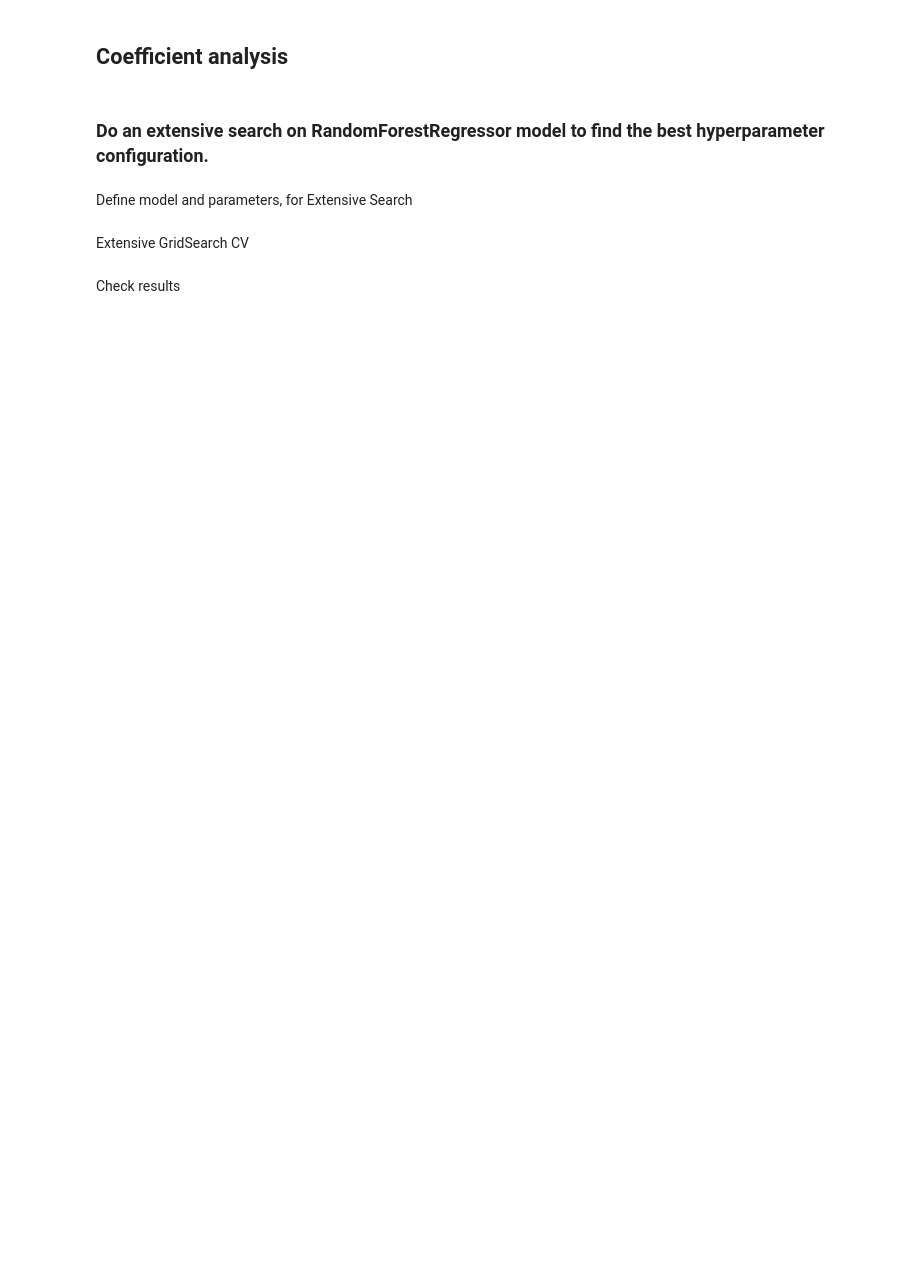
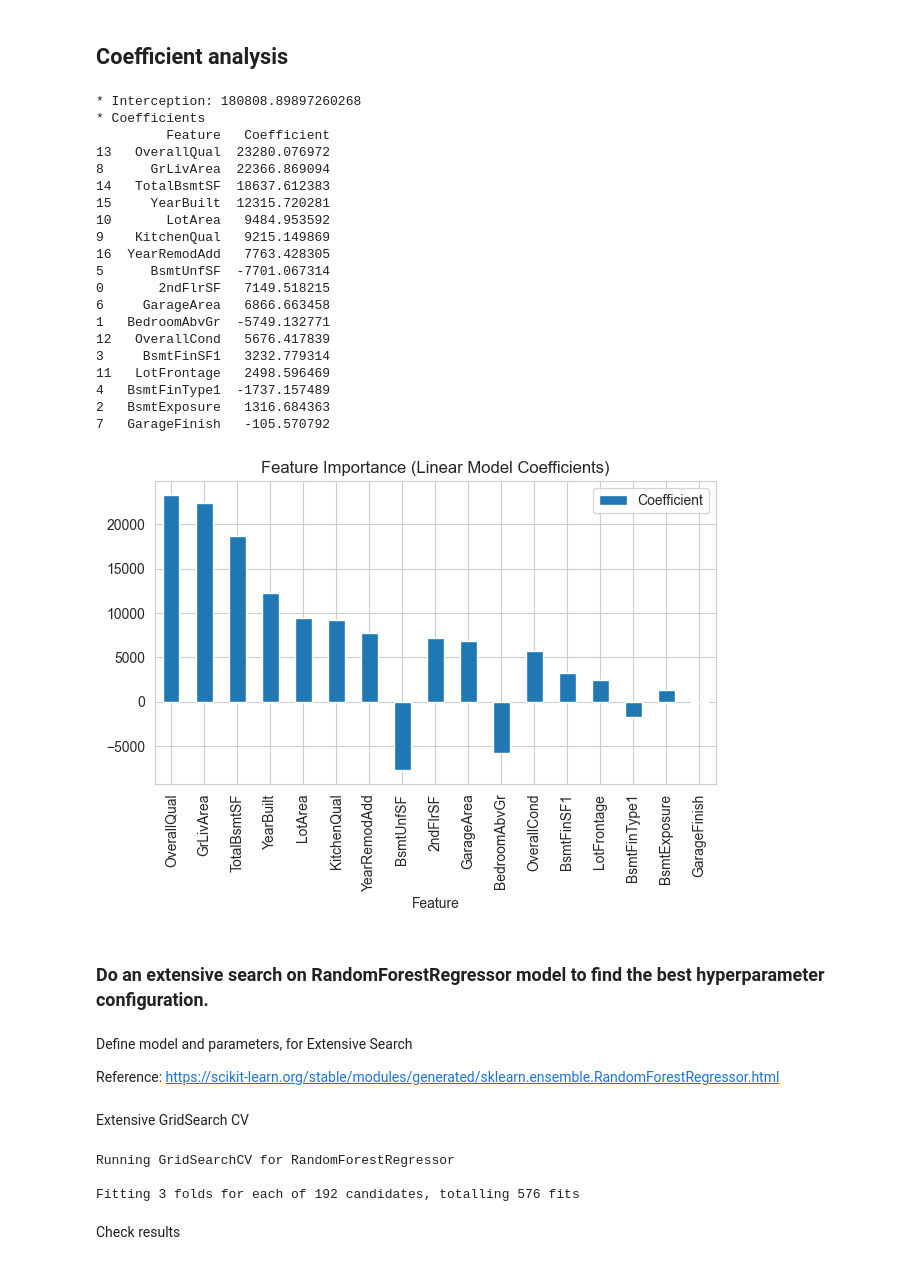
Before and after one commit to Fariba-Kamani/Heritage-House-Price-Insight-Predictor, a Jupyter notebook: jupyter_notebooks/05-Modeling and Evaluation-SalePrice.ipynb, the cells around one changed output. Drawn from its saved outputs; the diff is of its cells as text; code cells hidden in the pictures; blank space fills up the shorter version.

```diff
--- a/jupyter_notebooks/05-Modeling and Evaluation-SalePrice.ipynb
+++ b/jupyter_notebooks/05-Modeling and Evaluation-SalePrice.ipynb
@@ -368,5 +602,6 @@ params_search = {
 # %% [markdown]
 Extensive GridSearch CV
 # %%
-search = HyperparameterOptimizationSearch(models=models_search, params=params_search)
-search.fit(X_train, y_train, scoring = 'r2', n_jobs=-1, cv=3, verbose=1)
+search = HyperparameterOptimizationSearch(models=models_search,
+                                          params=params_search)
+search.fit(X_train, y_train, scoring='r2', n_jobs=-1, cv=3, verbose=1)
@@ -373,5 +616,6 @@ search.fit(X_train, y_train, scoring = 'r2', n_jobs=-1, cv=3, verbose=1)
 # %% [markdown]
 Check results
 # %%
-grid_search_summary, grid_search_pipelines = search.score_summary(sort_by='mean_score')
+grid_search_summary, grid_search_pipelines = search.score_summary(
+    sort_by='mean_score')
 grid_search_summary
@@ -387,5 +653,6 @@ grid_search_pipelines[best_model_lasso].best_params_
 # %% [markdown]
 Define the best regressor, based on search
 # %%
-best_regressor_pipeline_lasso = grid_search_pipelines[best_model_lasso].best_estimator_
+best_regressor_pipeline_lasso = grid_search_pipelines[
+    best_model_lasso].best_estimator_
 best_regressor_pipeline_lasso
@@ -393,8 +678,27 @@ best_regressor_pipeline_lasso
 ## Coefficient analysis
 # %%
 def linear_model_coefficients(model, columns):
+    """
+    Display and plot the coefficients of a trained linear model.
+
+    Parameters:
+    model : sklearn.linear_model
+        A trained linear model.
+        Must have `coef_` and `intercept_` attributes.
+
+    columns : list of str
+        List of feature names corresponding to the model coefficients.
+
+    Output:
+    - Prints the model's intercept.
+    - Displays a sorted DataFrame of features and their coefficients.
+    - Plots a bar chart of feature importances based on
+      absolute coefficient values.
+    """
+    # Print the intercept (constant term) of the linear model
     print(f"* Interception: {model.intercept_}")
 
+    # Create a DataFrame mapping features to their coefficients
     coeff_df = pd.DataFrame({
         'Feature': columns,
         'Coefficient': model.coef_
@@ -403,7 +707,7 @@ def linear_model_coefficients(model, columns):
     print("* Coefficients")
     print(coeff_df)
 
-    # Plot
+    # Plot the coefficients using a bar chart
     coeff_df.plot(kind='bar', x='Feature', y='Coefficient')
     plt.title("Feature Importance (Linear Model Coefficients)")
     plt.tight_layout()
@@ -411,34 +715,59 @@ def linear_model_coefficients(model, columns):
 # %%
 # Step 1: Run pipeline up to just before 'feat_selection'
 pipeline_before_selection = Pipeline(best_regressor_pipeline_lasso.steps[:12])
 X_engineered = pipeline_before_selection.transform(X_train)
 
 # Step 2: Infer correct column names dynamically
 # This assumes you're using feature_engine transformers which store variables_
 feature_names = []
 
 for name, step in pipeline_before_selection.steps:
     if hasattr(step, 'variables_'):
         feature_names = step.variables_
     elif hasattr(step, 'get_feature_names_out'):
         feature_names = step.get_feature_names_out()
     # fall back to current columns
     elif isinstance(X_train, pd.DataFrame):
         feature_names = X_train.columns
 
 # Now verify shape matches
 X_engineered_df = pd.DataFrame(X_engineered, columns=feature_names)
 
 # Step 3: Get selected features by name
 mask = best_regressor_pipeline_lasso['feat_selection'].get_support()
 selected_features = X_engineered_df.columns[mask].to_list()
 
 # Step 4: Plot and print coefficients
-linear_model_coefficients(best_regressor_pipeline_lasso['model'], selected_features)
+linear_model_coefficients(best_regressor_pipeline_lasso['model'],
+                          selected_features)
+# %% [output]
+* Interception: 180808.89897260268
+* Coefficients
+         Feature   Coefficient
+13   OverallQual  23280.076972
+8      GrLivArea  22366.869094
+14   TotalBsmtSF  18637.612383
+15     YearBuilt  12315.720281
+10       LotArea   9484.953592
+9    KitchenQual   9215.149869
+16  YearRemodAdd   7763.428305
+5      BsmtUnfSF  -7701.067314
+0       2ndFlrSF   7149.518215
+6     GarageArea   6866.663458
+1   BedroomAbvGr  -5749.132771
+12   OverallCond   5676.417839
+3     BsmtFinSF1   3232.779314
+11   LotFrontage   2498.596469
+4   BsmtFinType1  -1737.157489
+2   BsmtExposure   1316.684363
+7   GarageFinish   -105.570792
+[figure, added]
 # %% [markdown]
 ### Do an extensive search on RandomForestRegressor model to find the best hyperparameter configuration.
 # %% [markdown]
 Define model and parameters, for Extensive Search
+
+Reference: https://scikit-learn.org/stable/modules/generated/sklearn.ensemble.RandomForestRegressor.html
 # %%
 from sklearn.ensemble import RandomForestRegressor
 
@@ -460,8 +788,13 @@ params_search = {
 # %% [markdown]
 Extensive GridSearch CV
 # %%
-search = HyperparameterOptimizationSearch(models=models_search, params=params_search)
-search.fit(X_train, y_train, scoring = 'r2', n_jobs=-1, cv=3, verbose=1)
+search = HyperparameterOptimizationSearch(models=models_search,
+                                          params=params_search)
+search.fit(X_train, y_train, scoring='r2', n_jobs=-1, cv=3, verbose=1)
+# %% [output]
+Running GridSearchCV for RandomForestRegressor
+
+Fitting 3 folds for each of 192 candidates, totalling 576 fits
 # %% [markdown]
 Check results
 # %%
```
Also changed, not shown: parts of 42 cells of this notebook, 5 other files.
